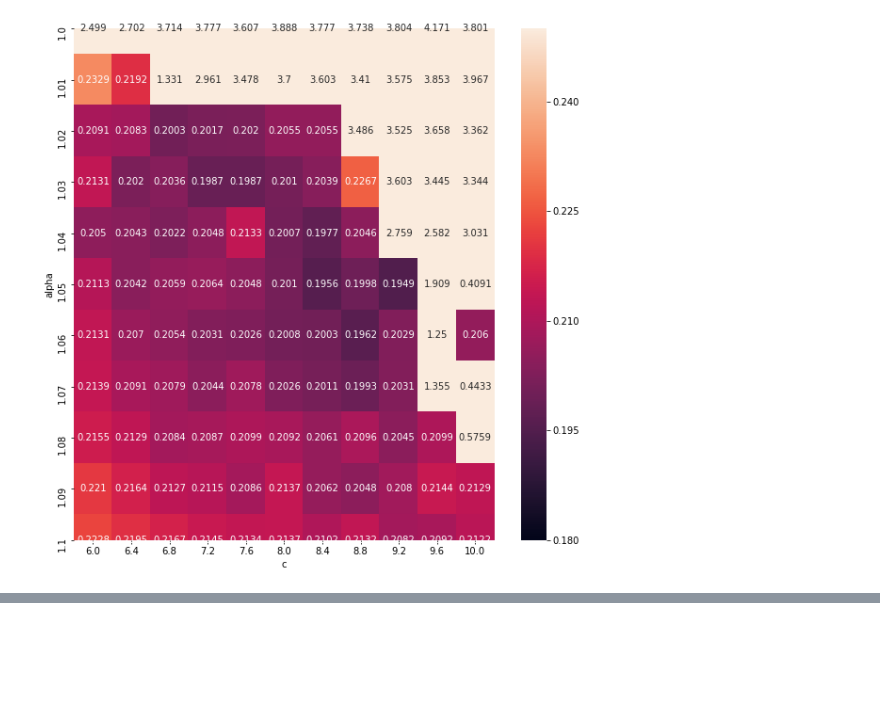
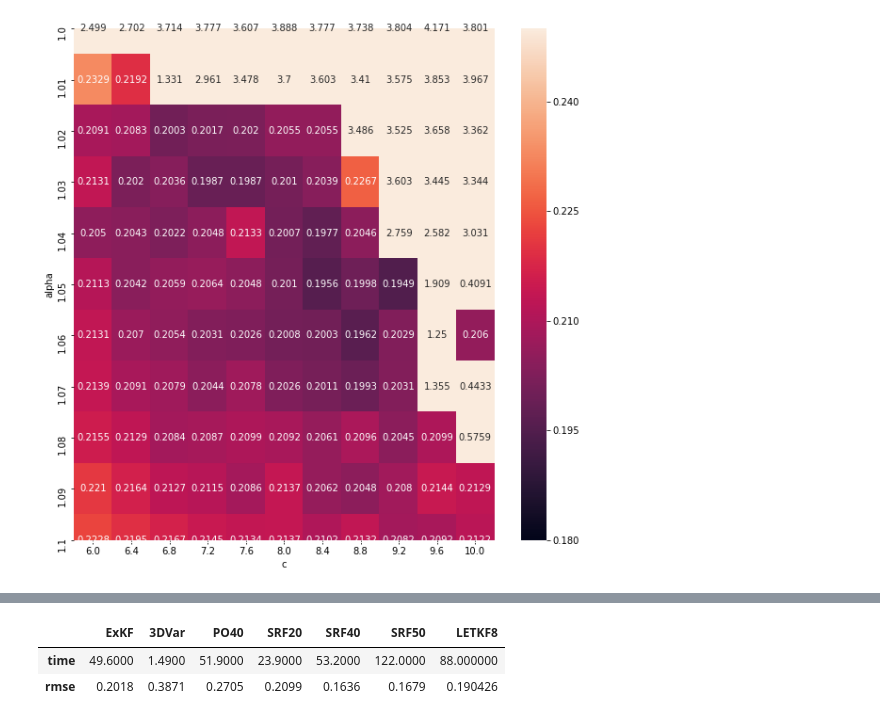
Before and after one commit to KotaTakeda/rccs_online_school, a Jupyter notebook: work_letkf.ipynb, the cells around one changed output, grey strips where cells are left out. Saved outputs shown, nothing was run; the diff lists cells and outputs as text; code cells hidden in the pictures; blank space fills up the shorter version.

```diff
--- a/work_letkf.ipynb
+++ b/work_letkf.ipynb
@@ -217 +209,7 @@ Wall time: 1min 28s
+# %%
+df
+# %% [output]
+|  | ExKF | 3DVar | PO40 | SRF20 | SRF40 | SRF50 | LETKF8 |
+| time | 49.6000 | 1.4900 | 51.9000 | 23.9000 | 53.2000 | 122.0000 | 88.000000 |
+| rmse | 0.2018 | 0.3871 | 0.2705 | 0.2099 | 0.1636 | 0.1679 | 0.190426 |
 # %%
```
Also changed, not shown: parts of 4 cells of this notebook, 1 other file.
